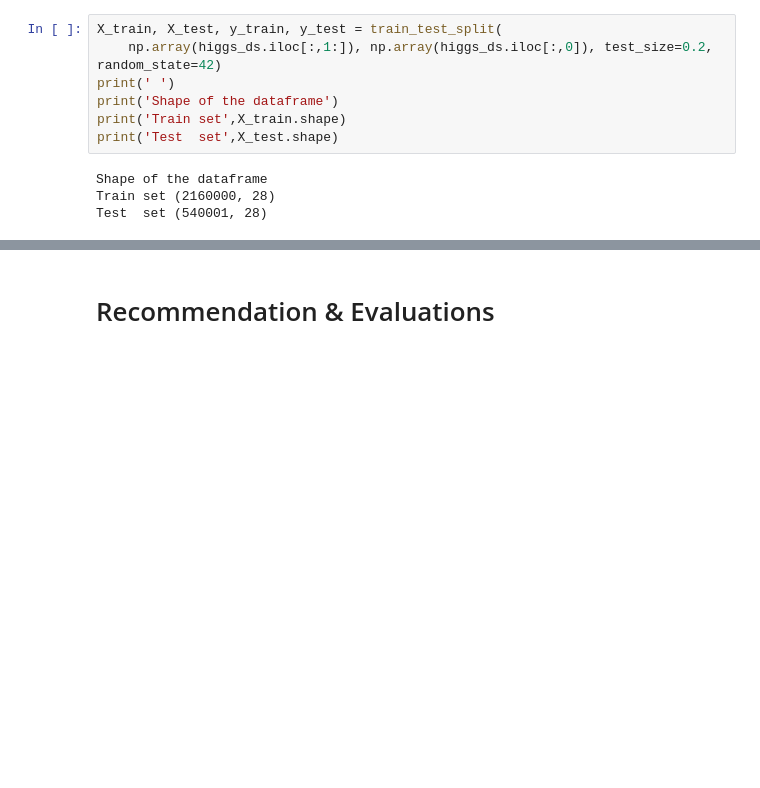
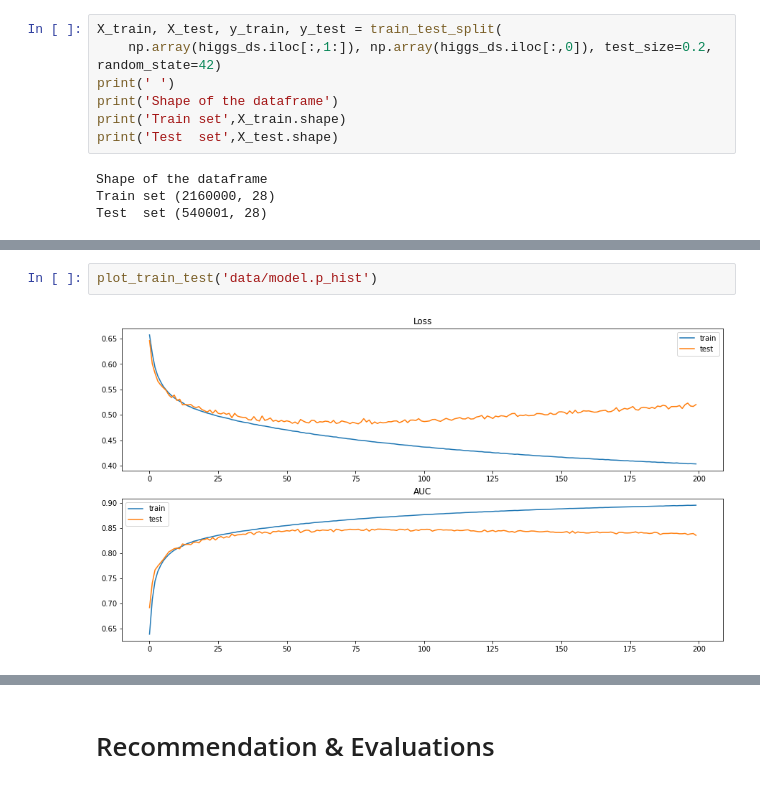
Before and after one commit to sachinac/MSDS7333, a Jupyter notebook: case_study06/msds_qtw_case_study06.ipynb, the cells around one changed output, grey strips where cells are left out. Drawn from its saved outputs; the diff is of its cells as text; blank space fills up the shorter version.

```diff
--- a/case_study06/msds_qtw_case_study06.ipynb
+++ b/case_study06/msds_qtw_case_study06.ipynb
@@ -379,0 +408,4 @@ model.save('data/model.pickle')
+# %%
+plot_train_test('data/model.p_hist')
+# %% [output]
+[figure, added]
```
Also changed, not shown: parts of 70 cells of this notebook, 23 other files.
